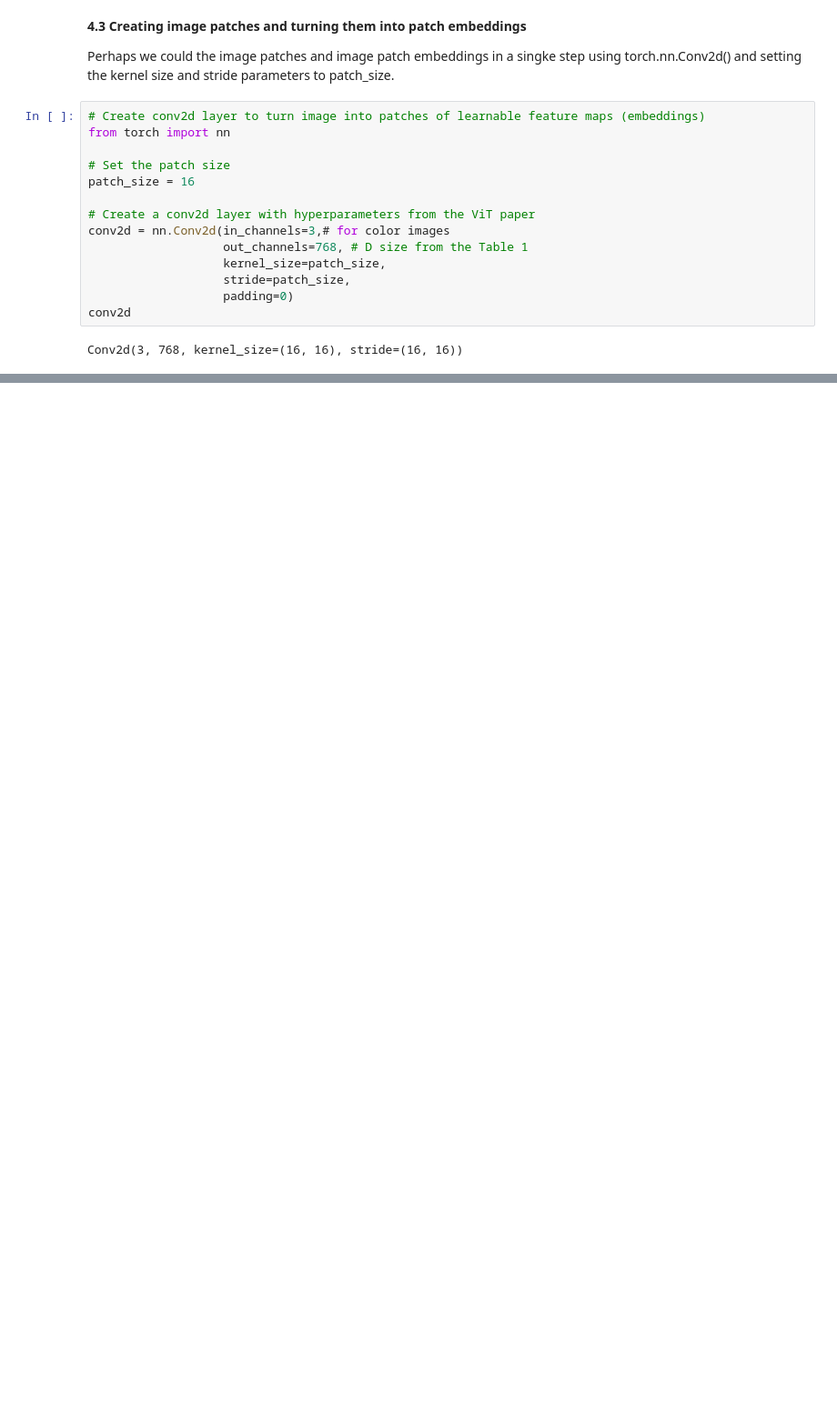
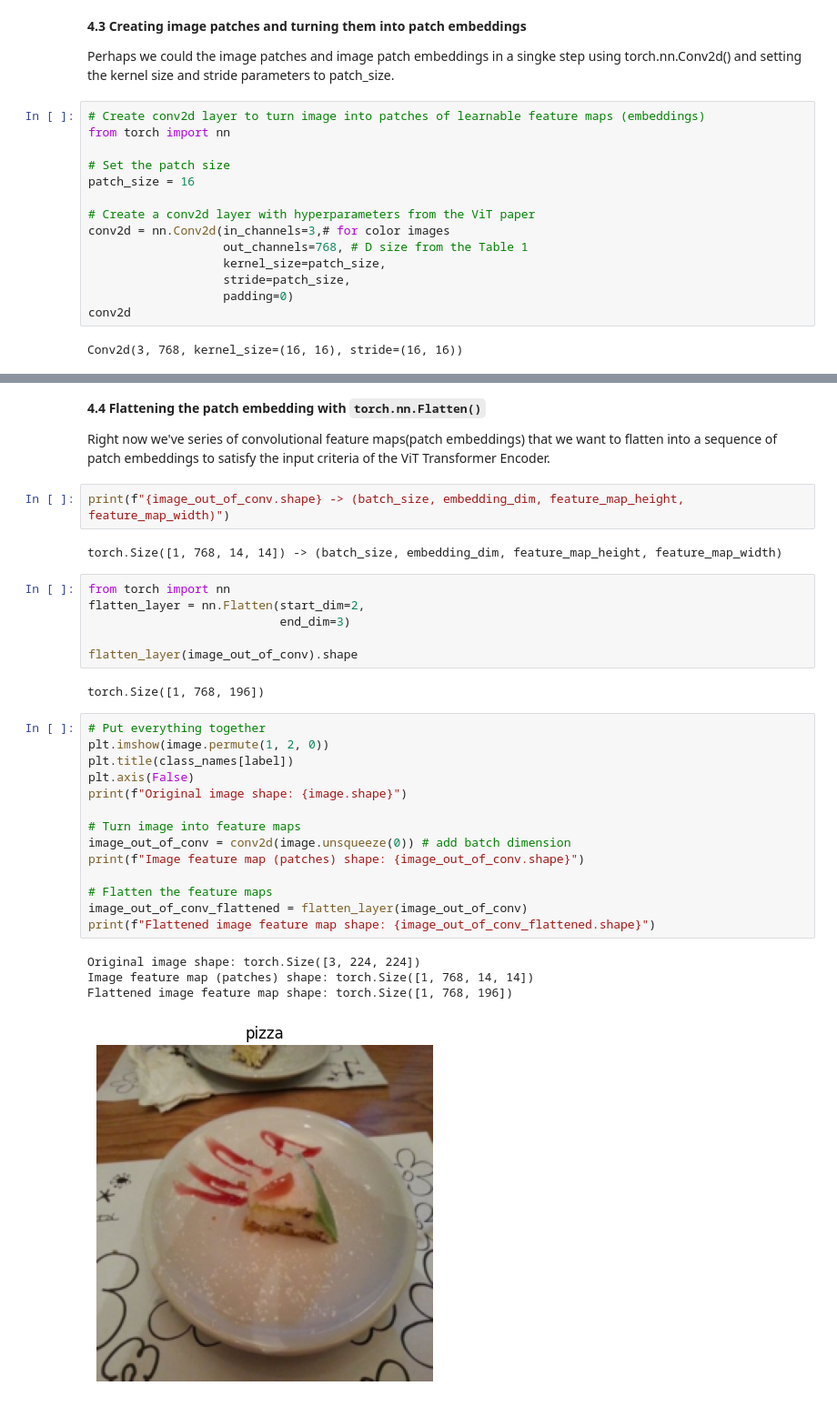
Before and after one commit to shivabasnet85/learning-pytorch-journey, a Jupyter notebook: Copy_of_08_pytorch_paper_replicating.ipynb, the cells around one changed output, grey strips where cells are left out. Shown at 91% size. Saved outputs shown, nothing was run; the diff lists cells and outputs as text; blank space fills up the shorter version.

```diff
--- a/Copy_of_08_pytorch_paper_replicating.ipynb
+++ b/Copy_of_08_pytorch_paper_replicating.ipynb
@@ -437,0 +483,35 @@ plt.axis(False)
+# %% [markdown]
+**4.4 Flattening the patch embedding with `torch.nn.Flatten()`**
+
+Right now we've series of convolutional feature maps(patch embeddings) that we want to flatten into a sequence of patch embeddings to satisfy the input criteria of the ViT Transformer Encoder.
+# %%
+print(f"{image_out_of_conv.shape} -> (batch_size, embedding_dim, feature_map_height, feature_map_width)")
+# %% [output]
+torch.Size([1, 768, 14, 14]) -> (batch_size, embedding_dim, feature_map_height, feature_map_width)
+# %%
+from torch import nn
+flatten_layer = nn.Flatten(start_dim=2,
+                           end_dim=3)
+
+flatten_layer(image_out_of_conv).shape
+# %% [output]
+torch.Size([1, 768, 196])
+# %%
+# Put everything together
+plt.imshow(image.permute(1, 2, 0))
+plt.title(class_names[label])
+plt.axis(False)
+print(f"Original image shape: {image.shape}")
+
+# Turn image into feature maps
+image_out_of_conv = conv2d(image.unsqueeze(0)) # add batch dimension
+print(f"Image feature map (patches) shape: {image_out_of_conv.shape}")
+
+# Flatten the feature maps
+image_out_of_conv_flattened = flatten_layer(image_out_of_conv)
+print(f"Flattened image feature map shape: {image_out_of_conv_flattened.shape}")
+# %% [output]
+Original image shape: torch.Size([3, 224, 224])
+Image feature map (patches) shape: torch.Size([1, 768, 14, 14])
+Flattened image feature map shape: torch.Size([1, 768, 196])
+[figure, added]
```
Also changed, not shown: parts of 11 cells of this notebook.
